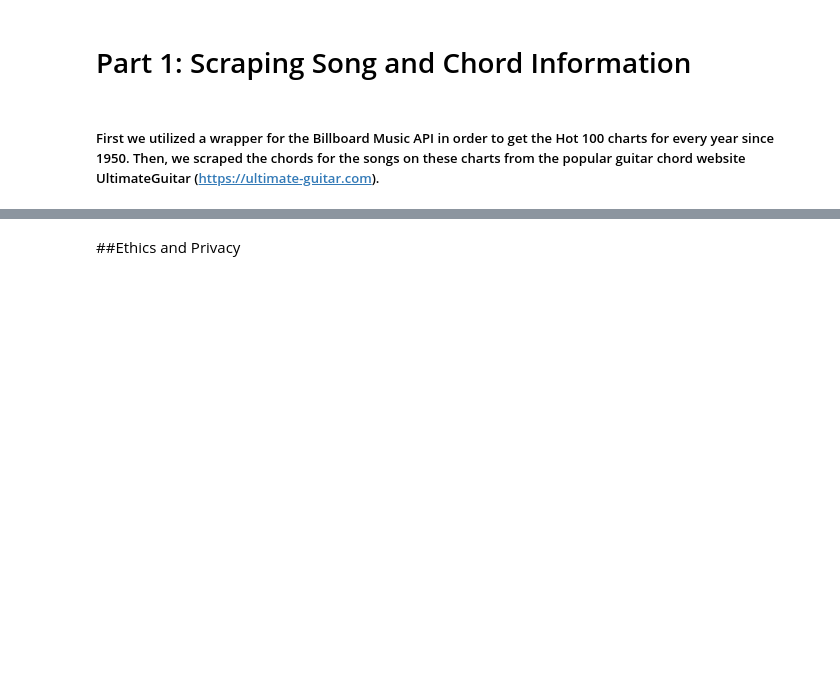
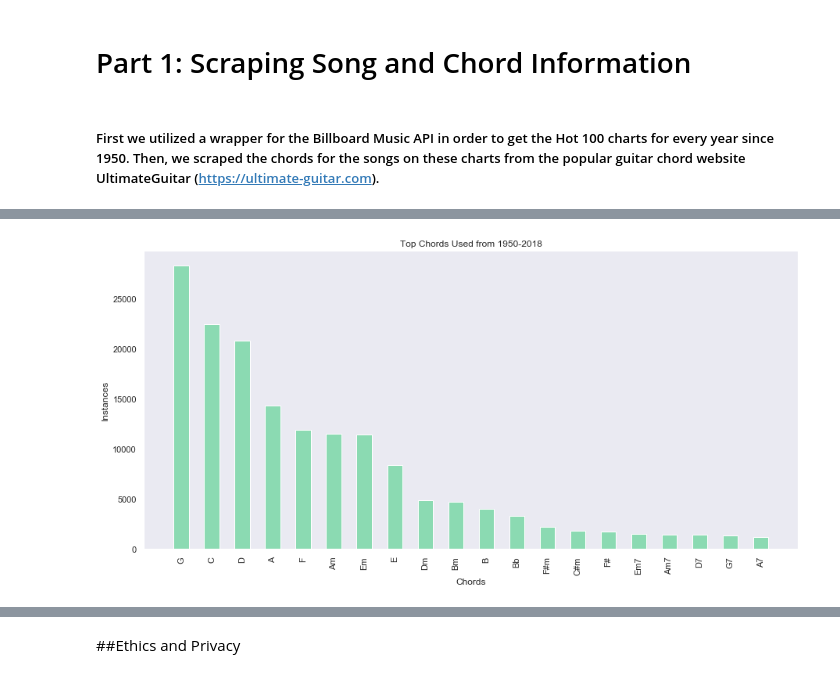
Before and after one commit to IanCarrasco/chord-scraper, a Jupyter notebook: Chronochord.ipynb, the cells around one changed output, grey strips where cells are left out. Saved outputs shown, nothing was run; the diff lists cells and outputs as text; code cells hidden in the pictures; blank space fills up the shorter version.

```diff
--- a/Chronochord.ipynb
+++ b/Chronochord.ipynb
@@ -259,0 +379,14 @@ df.head()
+# %%
+#Plot distribution of popular chords
+indexes = np.arange(len(chord_names))
+width = 0.7
+plt.figure(figsize=(15, 7))
+plt.title('Top Chords Used from 1950-2018')
+plt.bar(indexes, chord_counts, 0.5)
+plt.line()
+plt.xticks(indexes, chord_names, rotation="vertical")
+plt.xlabel('Chords'),# fontdict=None, labelpad=None, **kwargs
+plt.ylabel('Instances')#could be renamed to 'Indexes'
+plt.show()
+# %% [output]
+[figure, added]
```
Also changed, not shown: parts of 81 cells of this notebook.
